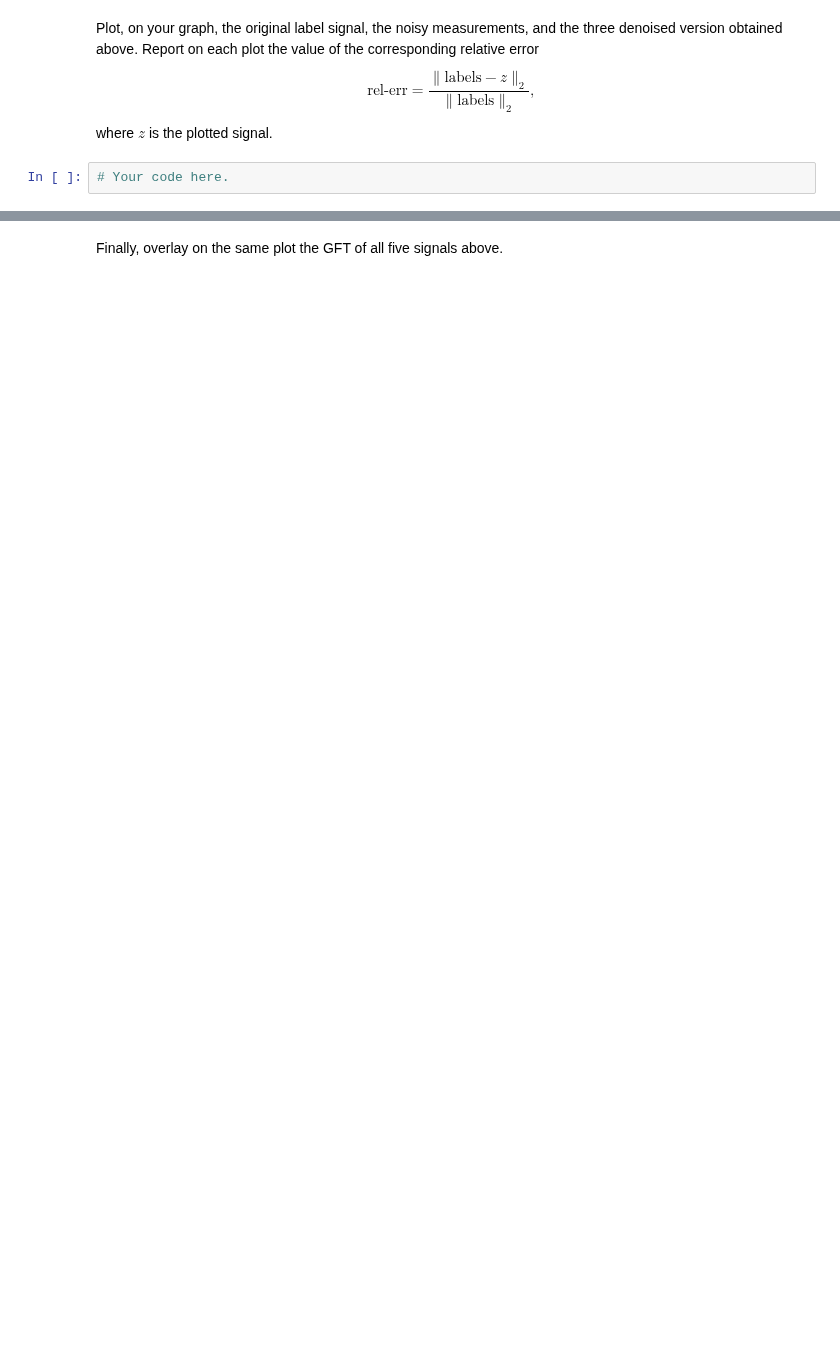
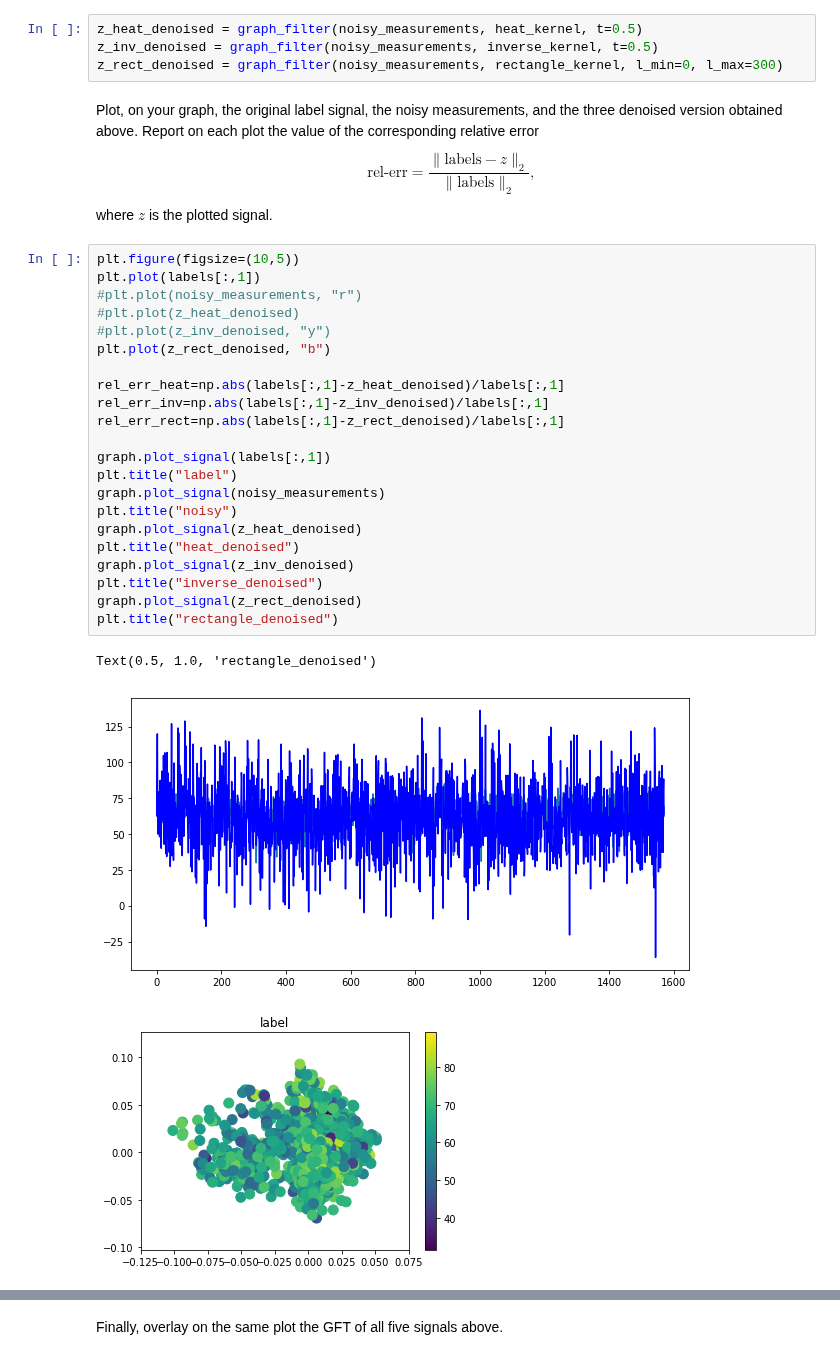
Before and after one commit to vndk36/Project_ntds2018, a Jupyter notebook: Milestone_4/4_Paul.ipynb, the cells around one changed output, grey strips where cells are left out. Drawn from its saved outputs; the diff is of its cells as text; blank space fills up the shorter version.

```diff
--- a/Milestone_4/4_Paul.ipynb
+++ b/Milestone_4/4_Paul.ipynb
@@ -428,8 +425,36 @@ z_rect_denoised = # Your code here.
+# %%
+z_heat_denoised = graph_filter(noisy_measurements, heat_kernel, t=0.5)
+z_inv_denoised = graph_filter(noisy_measurements, inverse_kernel, t=0.5)
+z_rect_denoised = graph_filter(noisy_measurements, rectangle_kernel, l_min=0, l_max=300)
 # %% [markdown]
 Plot, on your graph, the original label signal, the noisy measurements, and the three denoised version obtained above. Report on each plot the value of the corresponding relative error
 $$
 \text{rel-err} = \frac{\|\text{labels} - z \|_2}{\|\text{labels}\|_2},
 $$
 where $z$ is the plotted signal.
-# %%
-# Your code here.
+# %%
+plt.figure(figsize=(10,5))
+plt.plot(labels[:,1])
+#plt.plot(noisy_measurements, "r")
+#plt.plot(z_heat_denoised)
+#plt.plot(z_inv_denoised, "y")
+plt.plot(z_rect_denoised, "b")
+
+rel_err_heat=np.abs(labels[:,1]-z_heat_denoised)/labels[:,1]
+rel_err_inv=np.abs(labels[:,1]-z_inv_denoised)/labels[:,1]
+rel_err_rect=np.abs(labels[:,1]-z_rect_denoised)/labels[:,1]
+
+graph.plot_signal(labels[:,1])
+plt.title("label")
+graph.plot_signal(noisy_measurements)
+plt.title("noisy")
+graph.plot_signal(z_heat_denoised)
+plt.title("heat_denoised")
+graph.plot_signal(z_inv_denoised)
+plt.title("inverse_denoised")
+graph.plot_signal(z_rect_denoised)
+plt.title("rectangle_denoised")
+# %% [output]
+Text(0.5, 1.0, 'rectangle_denoised')
+[figure, added]
+[figure, added]
```
Also changed, not shown: parts of 6 cells of this notebook.
